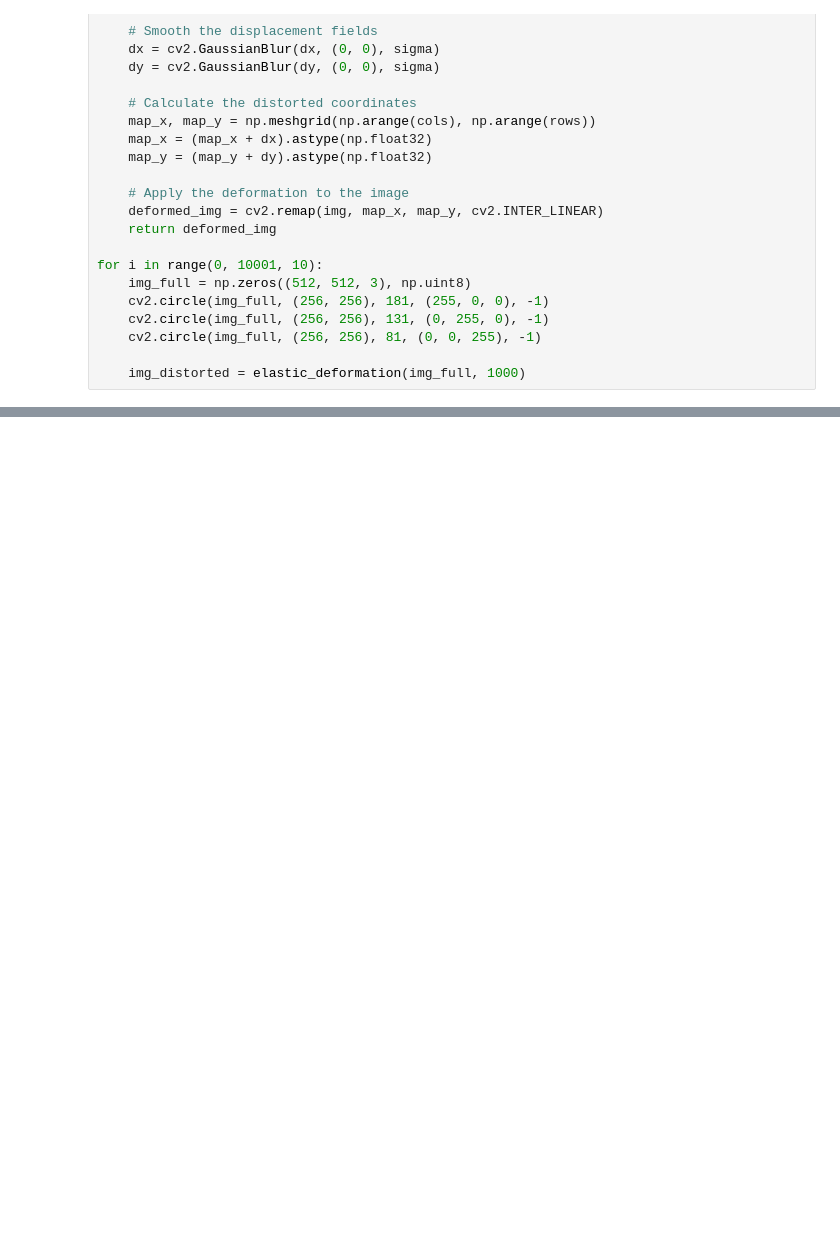
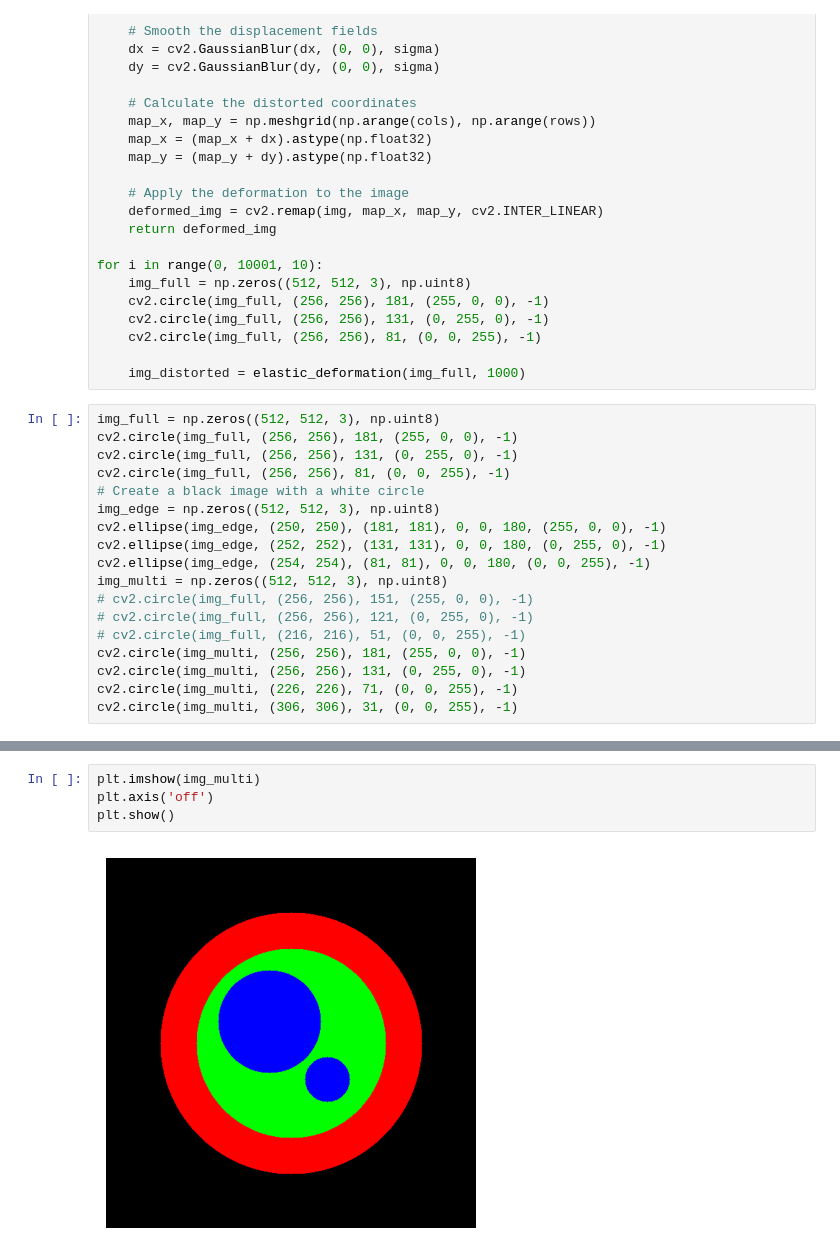
Before and after one commit to K-Harishwar-Reddy/Artery--Feature-Extraction, a Jupyter notebook: numerical_val.ipynb, the cells around one changed output, grey strips where cells are left out. Saved outputs shown, nothing was run; the diff lists cells and outputs as text; blank space fills up the shorter version.

```diff
--- a/numerical_val.ipynb
+++ b/numerical_val.ipynb
@@ -380,3 +311,21 @@ for i in range(0, 10001, 10):
     cv2.circle(img_full, (256, 256), 81, (0, 0, 255), -1)
 
     img_distorted = elastic_deformation(img_full, 1000)
+# %%
+img_full = np.zeros((512, 512, 3), np.uint8)
+cv2.circle(img_full, (256, 256), 181, (255, 0, 0), -1)
+cv2.circle(img_full, (256, 256), 131, (0, 255, 0), -1)
+cv2.circle(img_full, (256, 256), 81, (0, 0, 255), -1)
+# Create a black image with a white circle
+img_edge = np.zeros((512, 512, 3), np.uint8)
+cv2.ellipse(img_edge, (250, 250), (181, 181), 0, 0, 180, (255, 0, 0), -1)
+cv2.ellipse(img_edge, (252, 252), (131, 131), 0, 0, 180, (0, 255, 0), -1)
+cv2.ellipse(img_edge, (254, 254), (81, 81), 0, 0, 180, (0, 0, 255), -1)
+img_multi = np.zeros((512, 512, 3), np.uint8)
+# cv2.circle(img_full, (256, 256), 151, (255, 0, 0), -1)
+# cv2.circle(img_full, (256, 256), 121, (0, 255, 0), -1)
+# cv2.circle(img_full, (216, 216), 51, (0, 0, 255), -1)
+cv2.circle(img_multi, (256, 256), 181, (255, 0, 0), -1)
+cv2.circle(img_multi, (256, 256), 131, (0, 255, 0), -1)
+cv2.circle(img_multi, (226, 226), 71, (0, 0, 255), -1)
+cv2.circle(img_multi, (306, 306), 31, (0, 0, 255), -1)
@@ -382,0 +350,6 @@ for i in range(0, 10001, 10):
+# %%
+plt.imshow(img_multi)
+plt.axis('off')
+plt.show()
+# %% [output]
+[figure, added]
```
Also changed, not shown: parts of 8 cells of this notebook, 9 other files.
